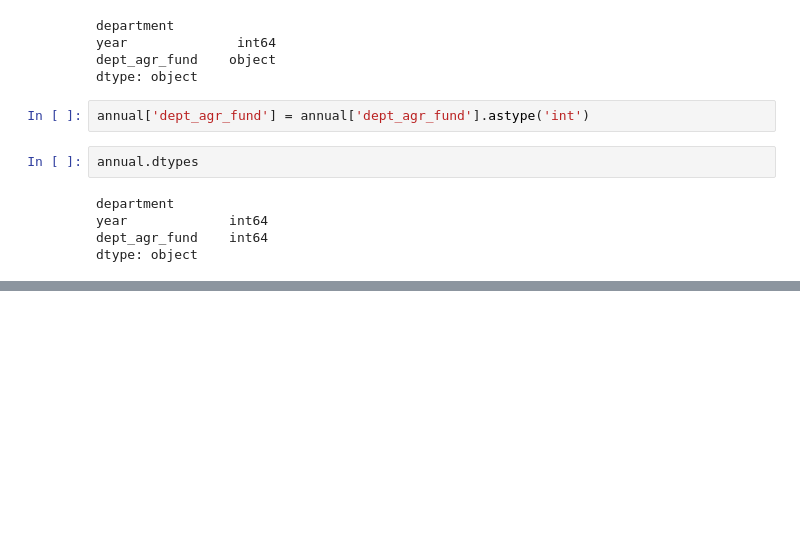
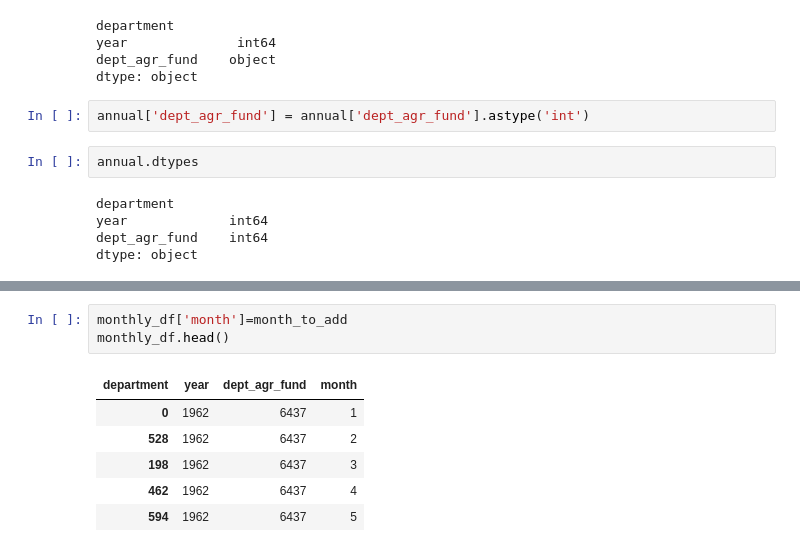
Before and after one commit to HOWBZR/Fire_Repo, a Jupyter notebook: Code/annu_fed_agcy_spending_scrub.ipynb, the cells around one changed output, grey strips where cells are left out. Saved outputs shown, nothing was run; the diff lists cells and outputs as text; blank space fills up the shorter version.

```diff
--- a/Code/annu_fed_agcy_spending_scrub.ipynb
+++ b/Code/annu_fed_agcy_spending_scrub.ipynb
@@ -184,0 +303,10 @@ dtype: object
+# %%
+monthly_df['month']=month_to_add
+monthly_df.head()
+# %% [output]
+| department | year | dept_agr_fund | month |
+| 0 | 1962 | 6437 | 1 |
+| 528 | 1962 | 6437 | 2 |
+| 198 | 1962 | 6437 | 3 |
+| 462 | 1962 | 6437 | 4 |
+| 594 | 1962 | 6437 | 5 |
```
Also changed, not shown: parts of 16 cells of this notebook, 57 other files.
